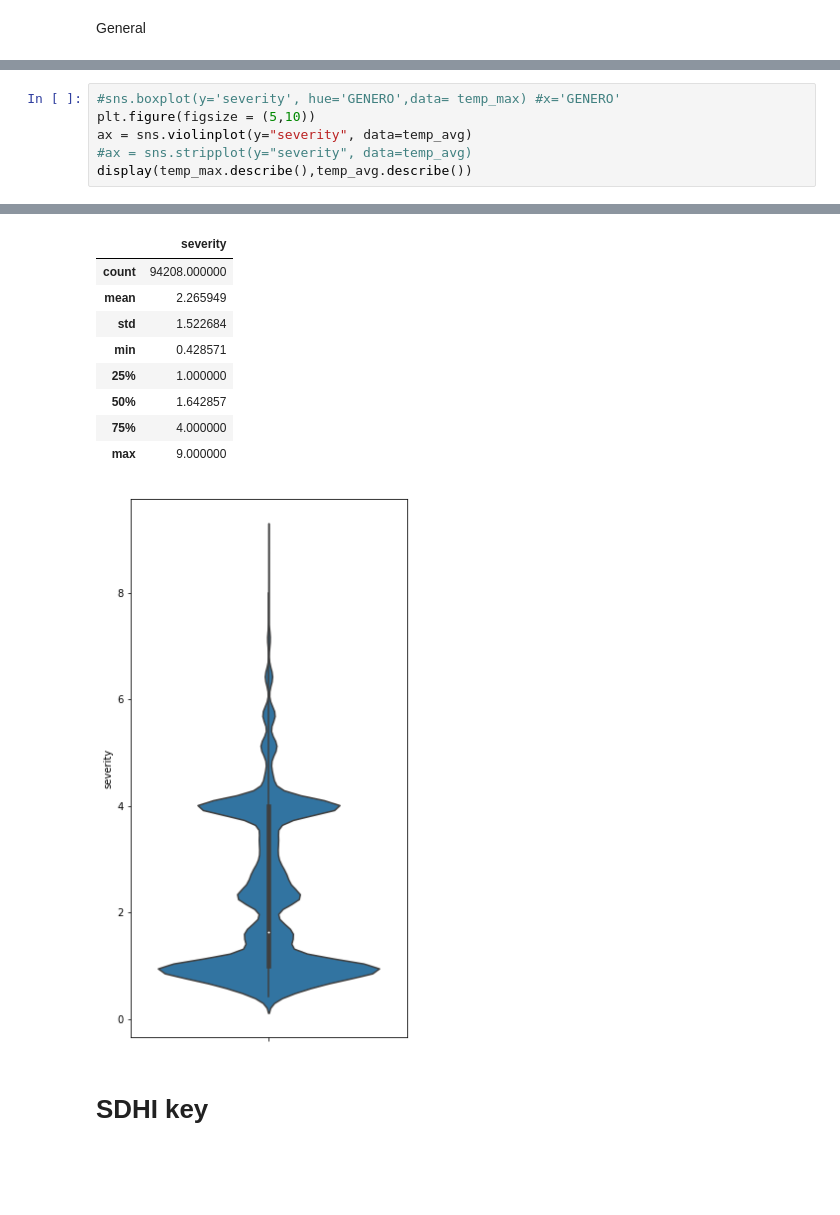
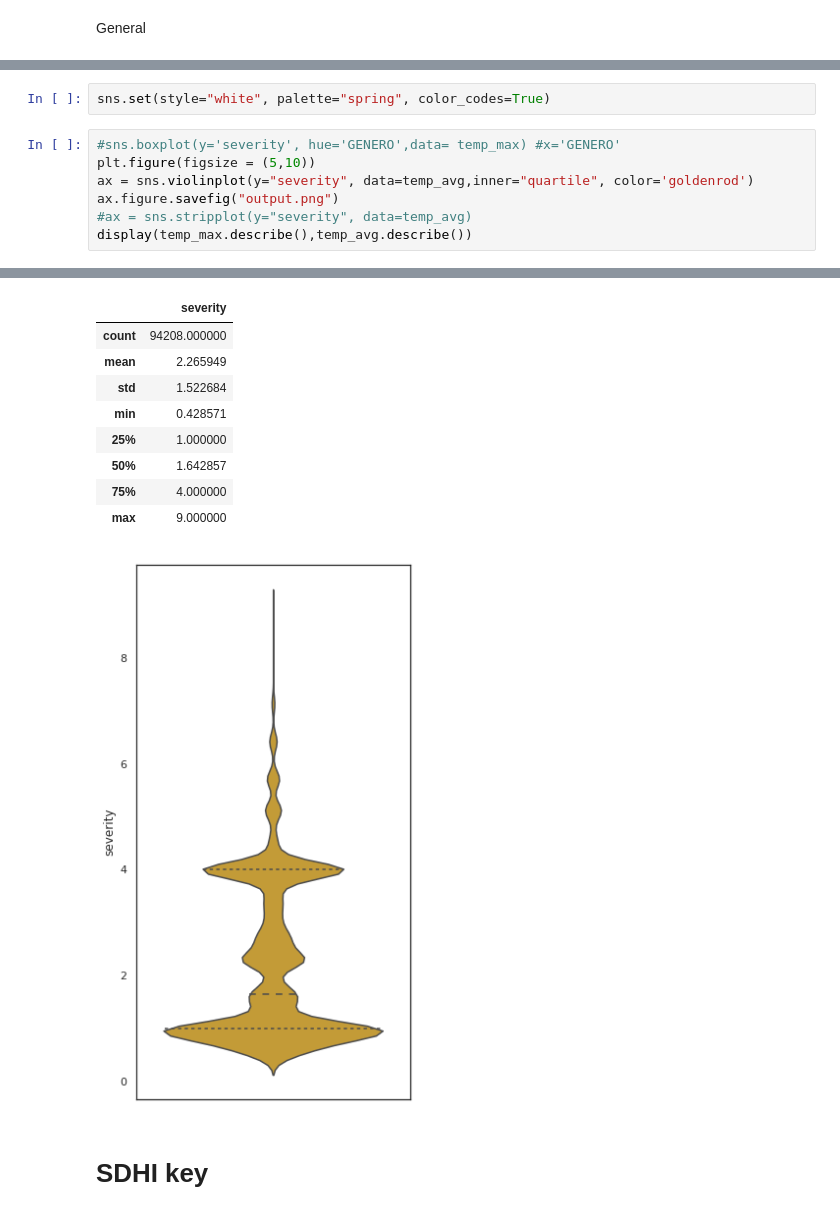
Before and after one commit to dehoyosb/MinJusticia_team77_DS4A_Project, a Jupyter notebook: Severity_SDHI.ipynb, the cells around one changed output, grey strips where cells are left out. Saved outputs shown, nothing was run; the diff lists cells and outputs as text; blank space fills up the shorter version.

```diff
--- a/Severity_SDHI.ipynb
+++ b/Severity_SDHI.ipynb
@@ -111,29 +92,32 @@ Name: severity, dtype: int64
+# %%
+sns.set(style="white", palette="spring", color_codes=True)
 # %%
 #sns.boxplot(y='severity', hue='GENERO',data= temp_max) #x='GENERO'
 plt.figure(figsize = (5,10))
-ax = sns.violinplot(y="severity", data=temp_avg)
+ax = sns.violinplot(y="severity", data=temp_avg,inner="quartile", color='goldenrod')
+ax.figure.savefig("output.png")
 #ax = sns.stripplot(y="severity", data=temp_avg)
 display(temp_max.describe(),temp_avg.describe())
 # %% [output]
 |  | severity |
 | count | 94208.000000 |
 | mean | 2.526614 |
 | std | 1.719892 |
 | min | 0.428571 |
 | 25% | 1.000000 |
 | 50% | 2.285714 |
 | 75% | 4.000000 |
 | max | 10.000000 |
 |  | severity |
 | count | 94208.000000 |
 | mean | 2.265949 |
 | std | 1.522684 |
 | min | 0.428571 |
 | 25% | 1.000000 |
 | 50% | 1.642857 |
 | 75% | 4.000000 |
 | max | 9.000000 |
-[figure, old version]
+[figure, new version]
 # %% [markdown]
 # SDHI key
 # %%
```
Also changed, not shown: parts of 1 cell of this notebook.
